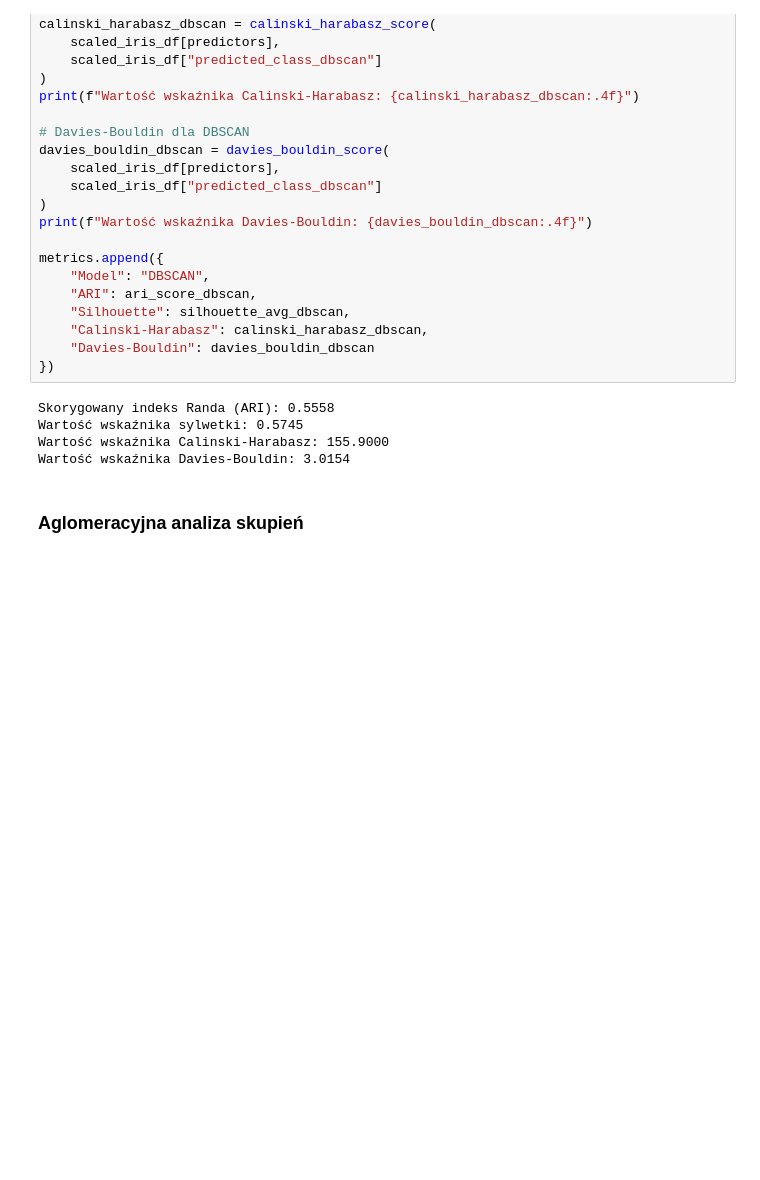
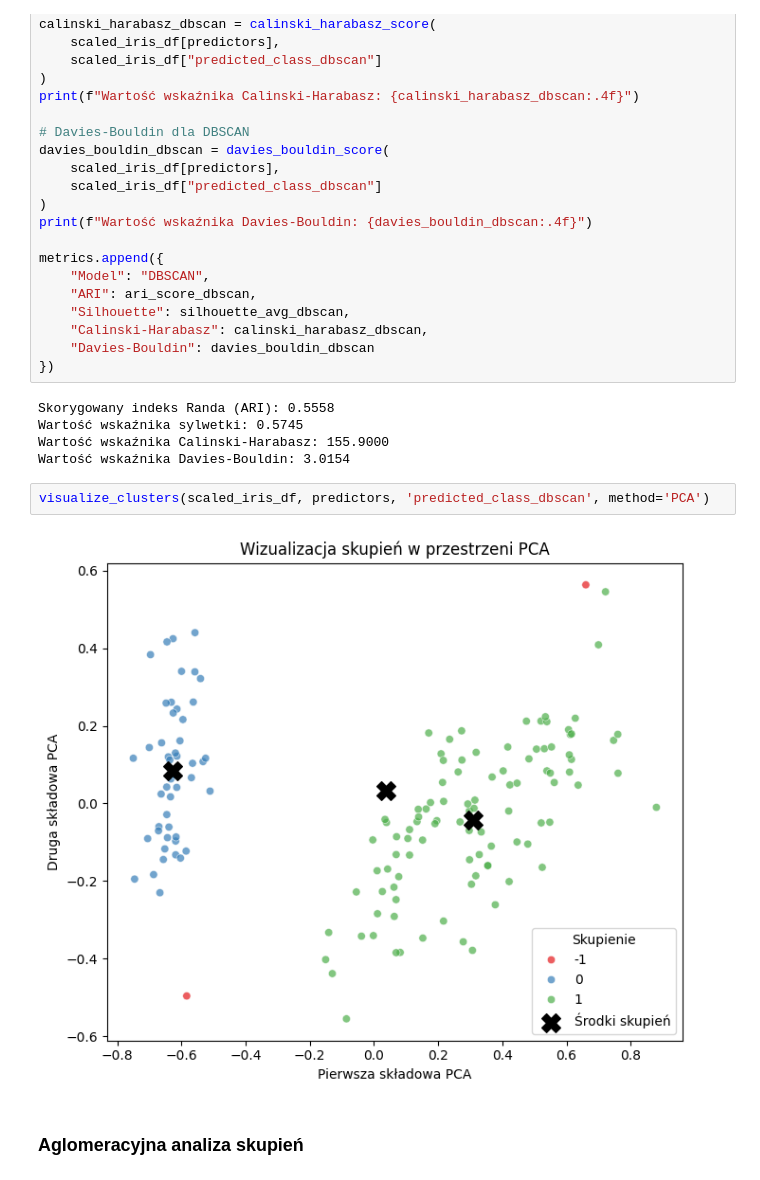
Before and after one commit to kingaorlowicz/Data_Mining_agh, a Jupyter notebook: lab3/IRIS_AGH_LAB.ipynb, the cells around one changed output. Cells and saved outputs as stored; diff of their text form; blank space fills up the shorter version.

Commit message:
iris clusters PCA vis

```diff
--- a/lab3/IRIS_AGH_LAB.ipynb
+++ b/lab3/IRIS_AGH_LAB.ipynb
@@ -1340,6 +1340,10 @@ Skorygowany indeks Randa (ARI): 0.5558
 Wartość wskaźnika sylwetki: 0.5745
 Wartość wskaźnika Calinski-Harabasz: 155.9000
 Wartość wskaźnika Davies-Bouldin: 3.0154
+# %%
+visualize_clusters(scaled_iris_df, predictors, 'predicted_class_dbscan', method='PCA')
+# %% [output]
+[figure, added]
 # %% [markdown]
 ### Aglomeracyjna analiza skupień
 # %%
```
Also changed, not shown: parts of 2 cells of this notebook.
